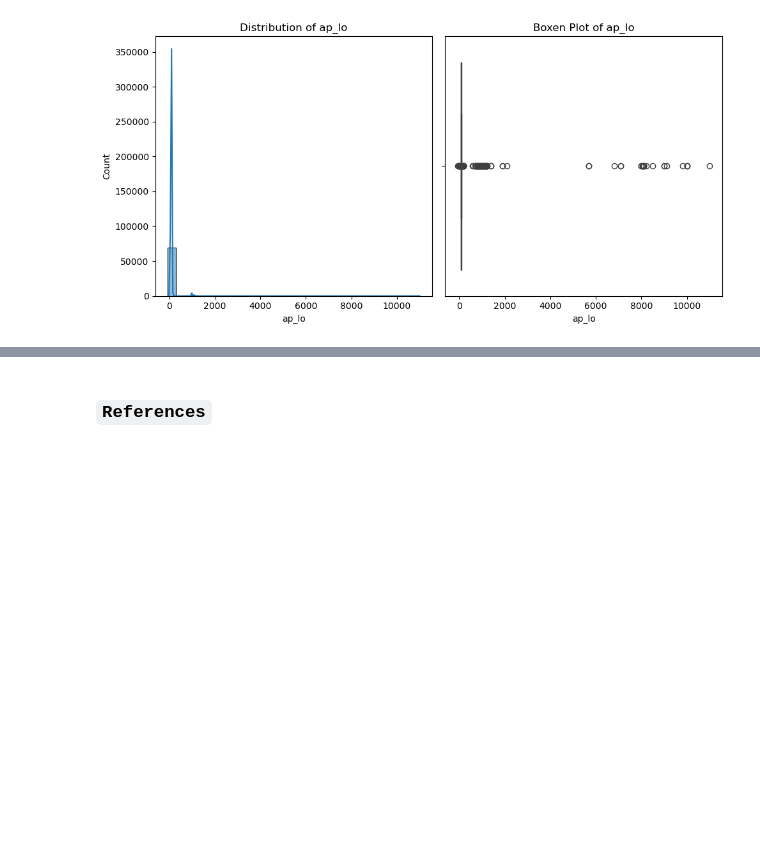
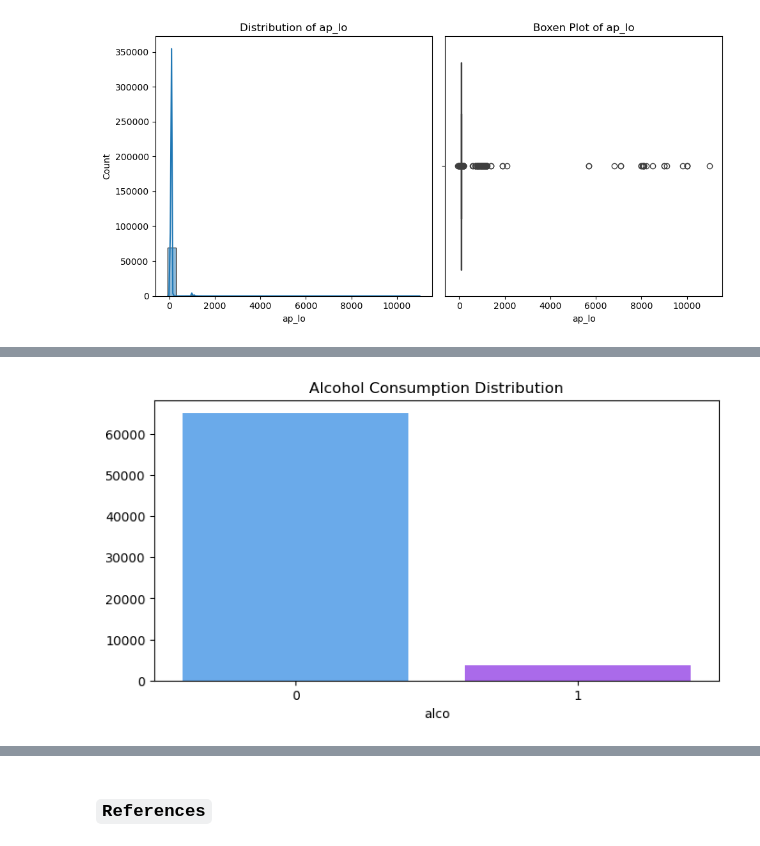
Before and after one commit to martin-m-kinoti/ML-CVDs, a Jupyter notebook: notebook.ipynb, the cells around one changed output, grey strips where cells are left out. Saved outputs shown, nothing was run; the diff lists cells and outputs as text; code cells hidden in the pictures; blank space fills up the shorter version.

```diff
--- a/notebook.ipynb
+++ b/notebook.ipynb
@@ -205,0 +249,5 @@ for feature in features:
+# %%
+# 'alco' feature
+feat_viz(binary_feat['alco'], "Alcohol Consumption")
+# %% [output]
+[figure, added]
```
Also changed, not shown: parts of 18 cells of this notebook.
